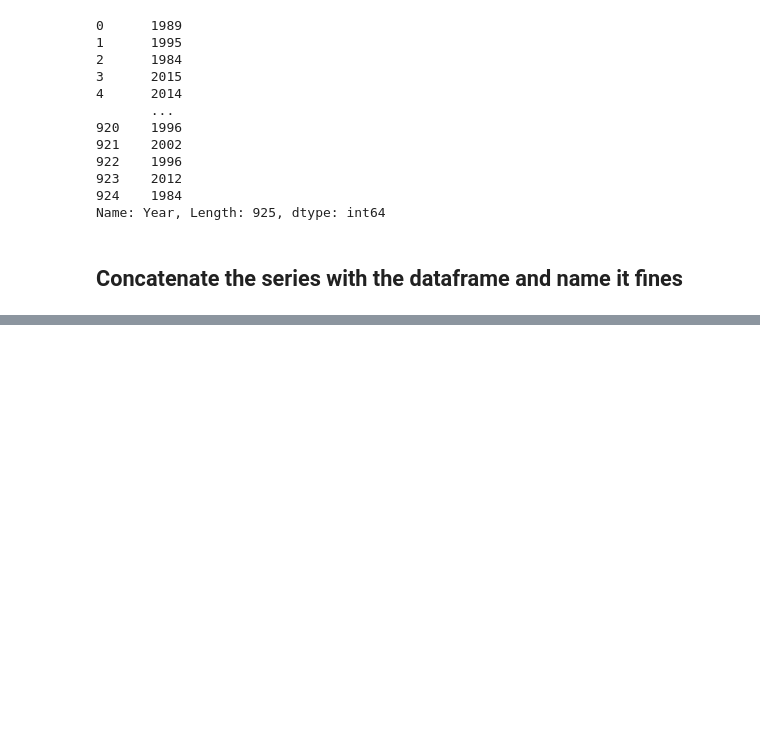
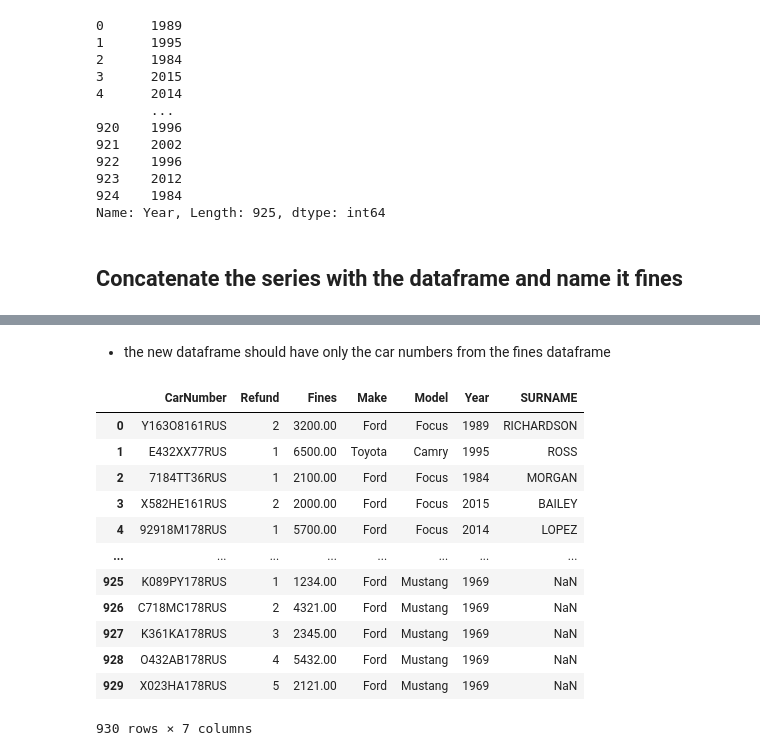
Before and after one commit to Smoooky/42-PiscinePythonDataScience, a Jupyter notebook: day05/ex04/enrichment.ipynb, the cells around one changed output, grey strips where cells are left out. Drawn from its saved outputs; the diff is of its cells as text; code cells hidden in the pictures; blank space fills up the shorter version.

```diff
--- a/day05/ex04/enrichment.ipynb
+++ b/day05/ex04/enrichment.ipynb
@@ -135,0 +331,18 @@ fines
+# %% [markdown]
+ - the new dataframe should have only the car numbers from the fines dataframe
+# %%
+pd.merge(fines, owners, how='left', left_on='CarNumber', right_on='CarNumber')
+# %% [output]
+|  | CarNumber | Refund | Fines | Make | Model | Year | SURNAME |
+| 0 | Y163O8161RUS | 2 | 3200.00 | Ford | Focus | 1989 | RICHARDSON |
+| 1 | E432XX77RUS | 1 | 6500.00 | Toyota | Camry | 1995 | ROSS |
+| 2 | 7184TT36RUS | 1 | 2100.00 | Ford | Focus | 1984 | MORGAN |
+| 3 | X582HE161RUS | 2 | 2000.00 | Ford | Focus | 2015 | BAILEY |
+| 4 | 92918M178RUS | 1 | 5700.00 | Ford | Focus | 2014 | LOPEZ |
+| ... | ... | ... | ... | ... | ... | ... | ... |
+| 925 | K089PY178RUS | 1 | 1234.00 | Ford | Mustang | 1969 | NaN |
+| 926 | C718MC178RUS | 2 | 4321.00 | Ford | Mustang | 1969 | NaN |
+| 927 | K361KA178RUS | 3 | 2345.00 | Ford | Mustang | 1969 | NaN |
+| 928 | O432AB178RUS | 4 | 5432.00 | Ford | Mustang | 1969 | NaN |
+| 929 | X023HA178RUS | 5 | 2121.00 | Ford | Mustang | 1969 | NaN |
+930 rows × 7 columns
```
Also changed, not shown: parts of 42 cells of this notebook, 1 other file.
